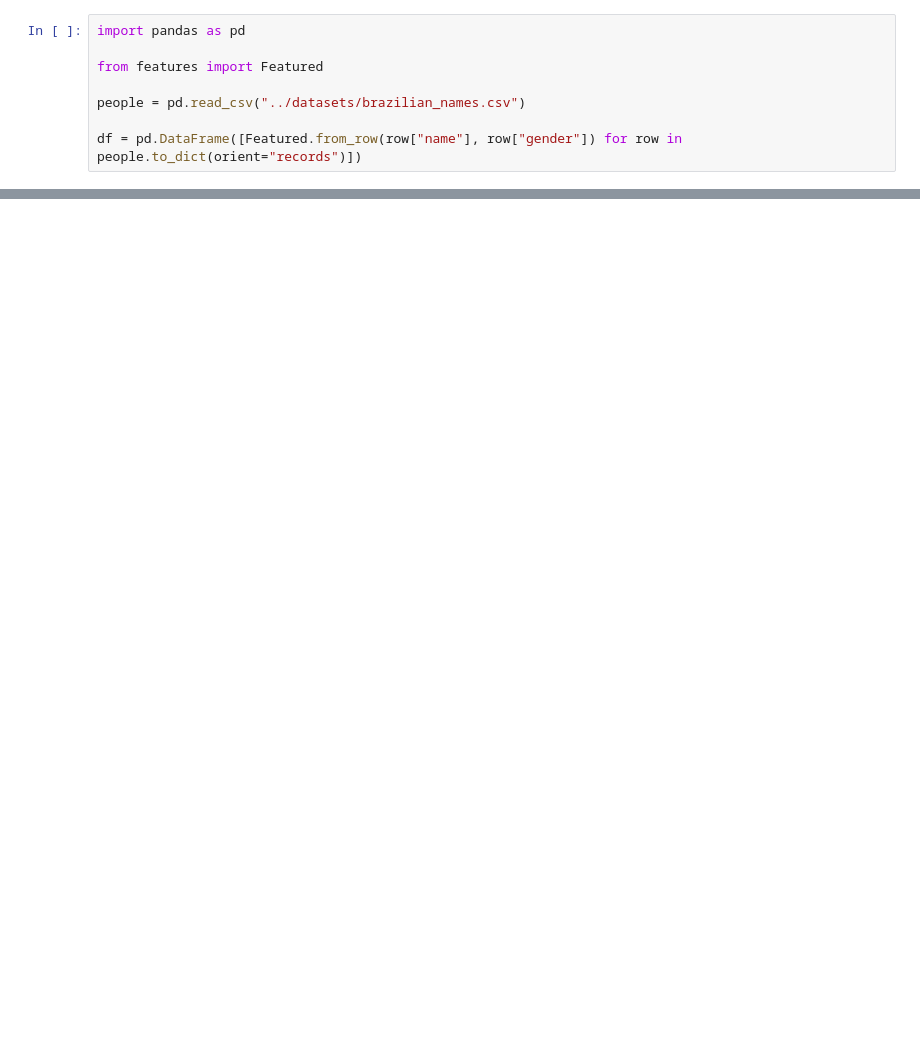
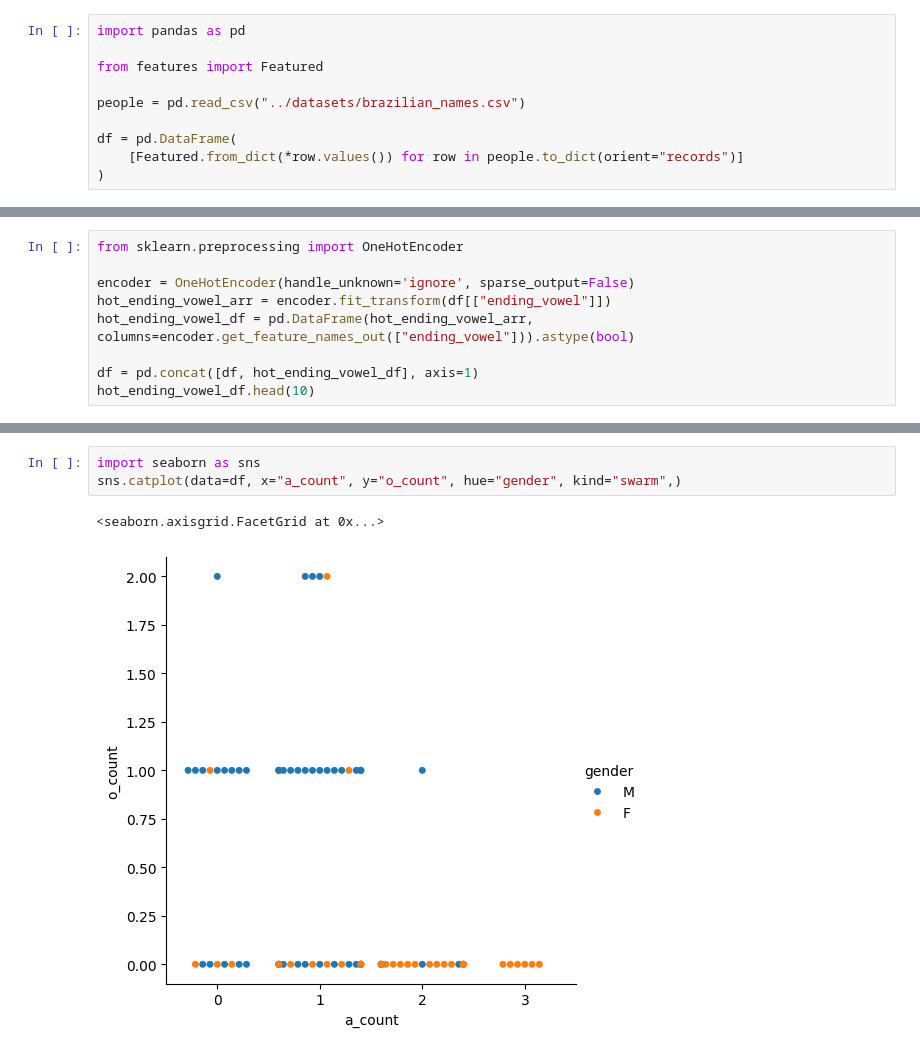
Before and after one commit to JorgeTerence/decision-tree-names-br, a Jupyter notebook: src/build_tree.ipynb, the cells around one changed output, grey strips where cells are left out. Saved outputs shown, nothing was run; the diff lists cells and outputs as text; blank space fills up the shorter version.

```diff
--- a/src/build_tree.ipynb
+++ b/src/build_tree.ipynb
@@ -5,4 +5,6 @@ from features import Featured
 
 people = pd.read_csv("../datasets/brazilian_names.csv")
 
-df = pd.DataFrame([Featured.from_row(row["name"], row["gender"]) for row in people.to_dict(orient="records")])
+df = pd.DataFrame(
+    [Featured.from_dict(*row.values()) for row in people.to_dict(orient="records")]
+)
@@ -24,0 +26,9 @@ Name: count, dtype: int64
+# %%
+from sklearn.preprocessing import OneHotEncoder
+
+encoder = OneHotEncoder(handle_unknown='ignore', sparse_output=False)
+hot_ending_vowel_arr = encoder.fit_transform(df[["ending_vowel"]])
+hot_ending_vowel_df = pd.DataFrame(hot_ending_vowel_arr, columns=encoder.get_feature_names_out(["ending_vowel"])).astype(bool)
+
+df = pd.concat([df, hot_ending_vowel_df], axis=1)
+hot_ending_vowel_df.head(10)
@@ -24,0 +197,6 @@ Name: count, dtype: int64
+# %%
+import seaborn as sns
+sns.catplot(data=df, x="a_count", y="o_count", hue="gender", kind="swarm",)
+# %% [output]
+<seaborn.axisgrid.FacetGrid at 0x...>
+[figure, added]
```
Also changed, not shown: parts of 17 cells of this notebook, 3 other files.
